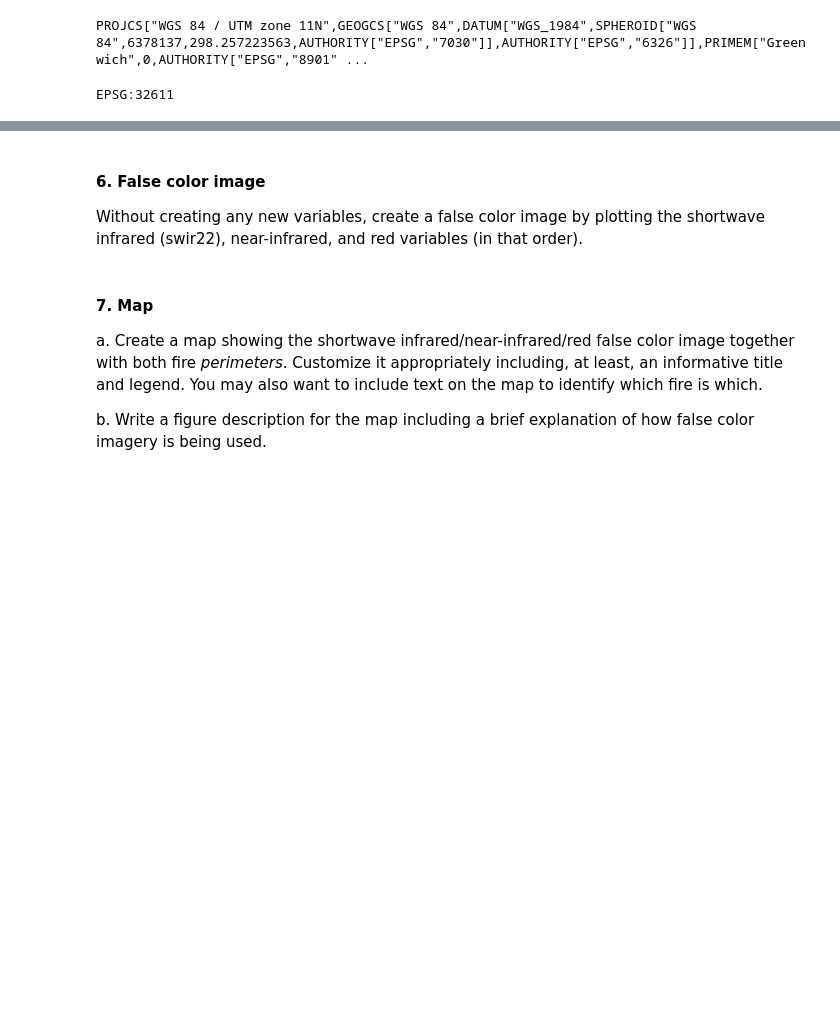
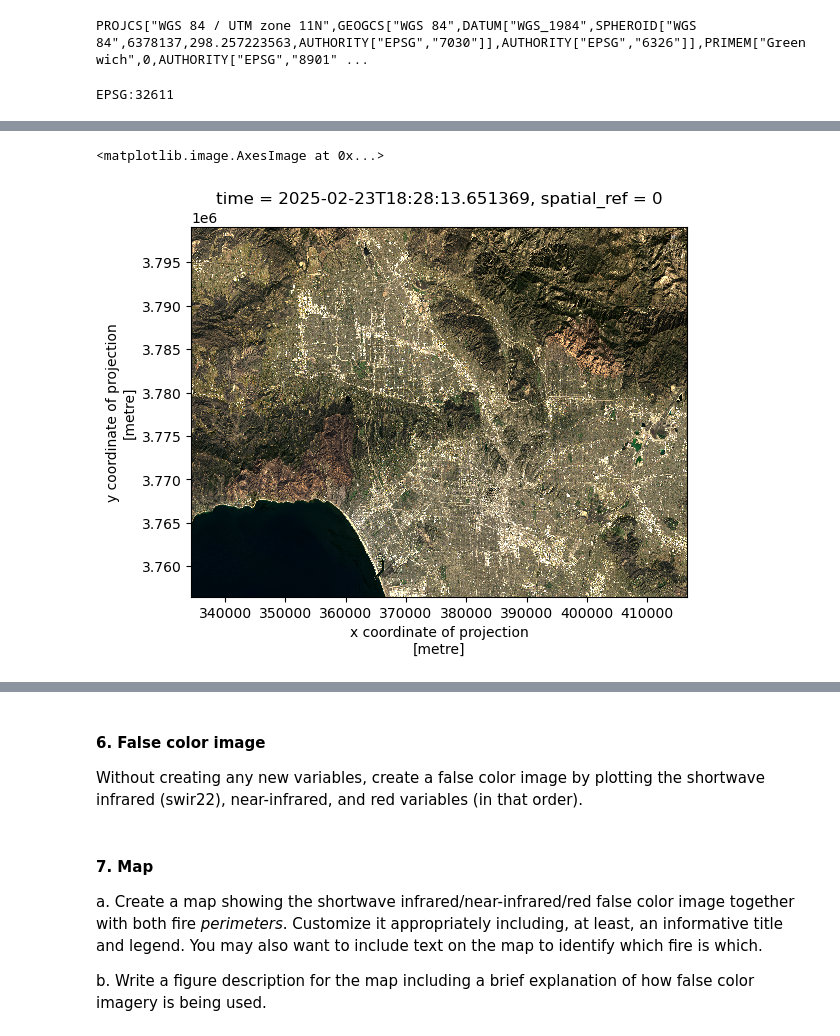
Before and after one commit to ethan-mathews24/eds220-hwk4, a Jupyter notebook: hwk4-task2-false-color-MATHEWS.ipynb, the cells around one changed output, grey strips where cells are left out. Drawn from its saved outputs; the diff is of its cells as text; code cells hidden in the pictures; blank space fills up the shorter version.

```diff
--- a/hwk4-task2-false-color-MATHEWS.ipynb
+++ b/hwk4-task2-false-color-MATHEWS.ipynb
@@ -220,0 +239,13 @@ f. In a markdown cell write a brief explanation comparing the outputs for parts
+# %%
+# d. Use the `.fillna()` method for `xarray.Datasets` to replace any nan values in the Landsat data with zero.
+
+# Replace landsat NA values with 0
+landsat = landsat.fillna(value = 0)
+# %%
+# e. Create a new true color image that gets plotted without warnings.
+
+# Plot true color image with no warnings
+landsat[['red', 'green', 'blue']].to_dataarray().plot.imshow(robust = True)
+# %% [output]
+<matplotlib.image.AxesImage at 0x...>
+[figure, added]
```
Also changed, not shown: parts of 6 cells of this notebook.
